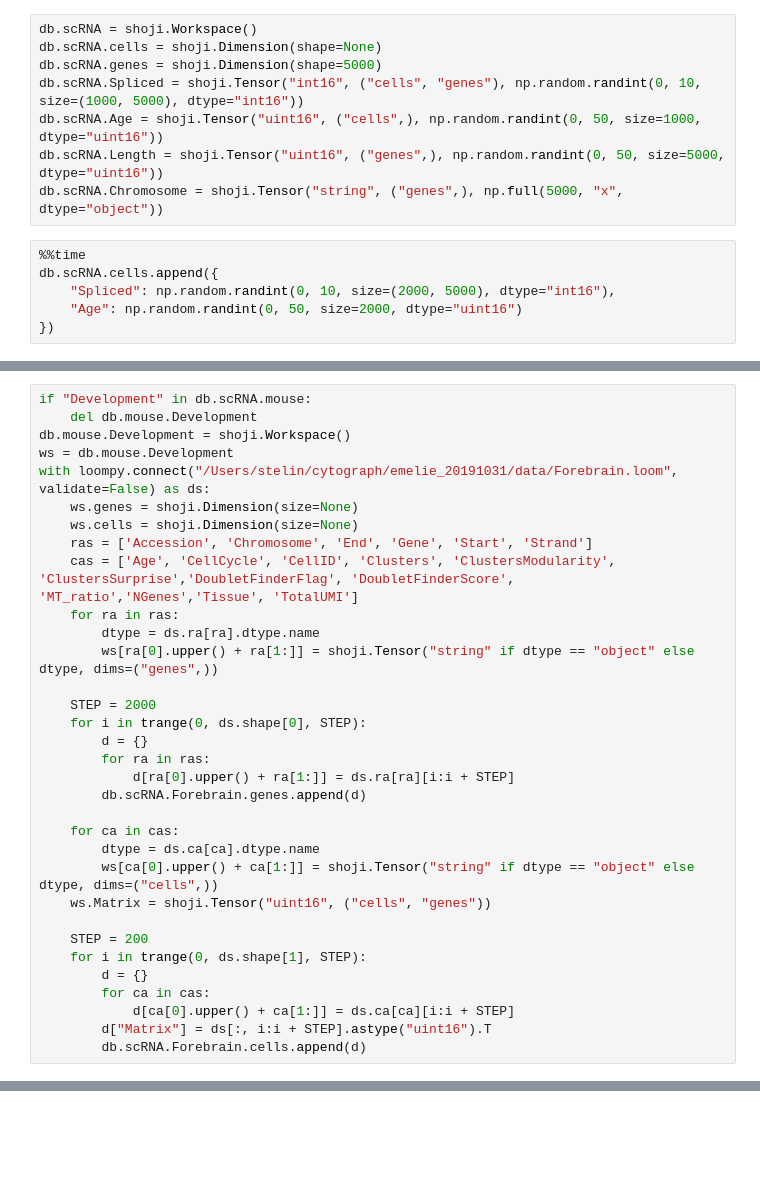
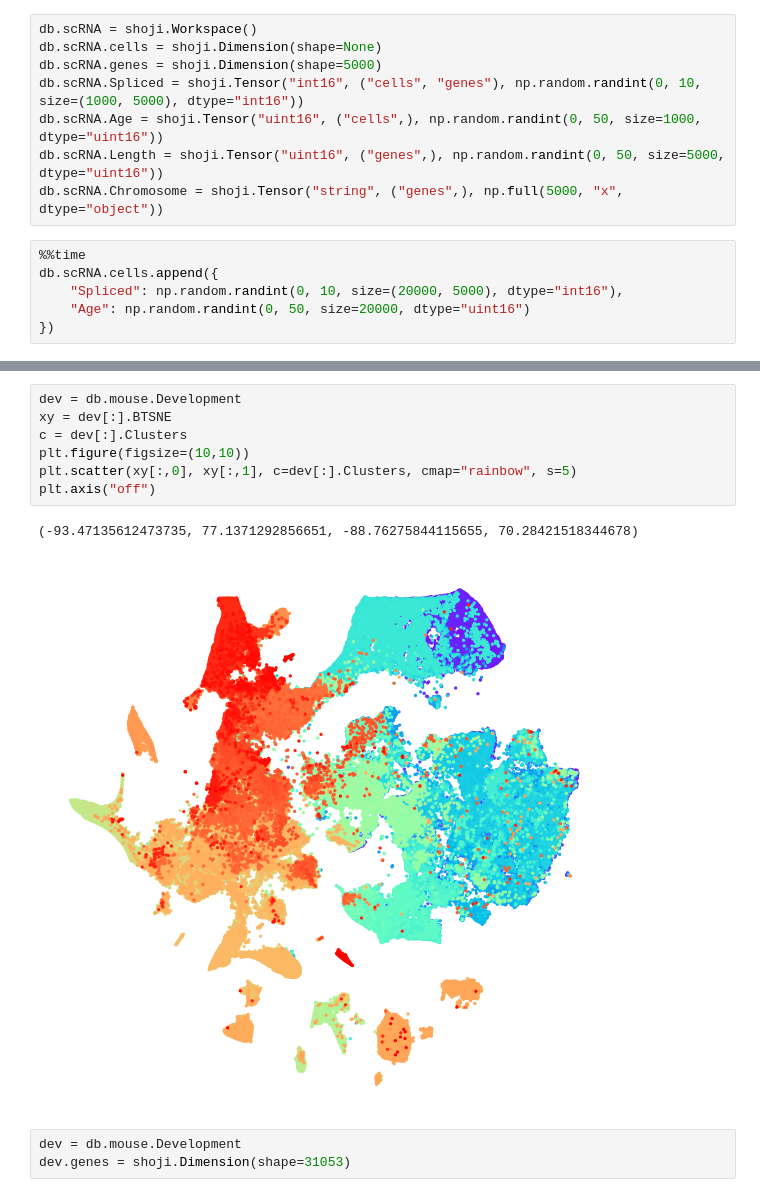
Before and after one commit to linnarsson-lab/shoji, a Jupyter notebook: notebooks/shoji.ipynb, the cells around one changed output, grey strips where cells are left out. Saved outputs shown, nothing was run; the diff lists cells and outputs as text; blank space fills up the shorter version.

```diff
--- a/notebooks/shoji.ipynb
+++ b/notebooks/shoji.ipynb
@@ -24,7 +86,7 @@ db.scRNA.Chromosome = shoji.Tensor("string", ("genes",), np.full(5000, "x", dtyp
 # %%
 %%time
 db.scRNA.cells.append({
-    "Spliced": np.random.randint(0, 10, size=(2000, 5000), dtype="int16"),
-    "Age": np.random.randint(0, 50, size=2000, dtype="uint16")
+    "Spliced": np.random.randint(0, 10, size=(20000, 5000), dtype="int16"),
+    "Age": np.random.randint(0, 50, size=20000, dtype="uint16")
 })
 # %% [output]
@@ -75,33 +107,0 @@ db.mouse = shoji.Workspace()
-# %%
-if "Development" in db.scRNA.mouse:
-    del db.mouse.Development
-db.mouse.Development = shoji.Workspace()
-ws = db.mouse.Development
-with loompy.connect("/Users/stelin/cytograph/emelie_20191031/data/Forebrain.loom", validate=False) as ds:
-    ws.genes = shoji.Dimension(size=None)
-    ws.cells = shoji.Dimension(size=None)
-    ras = ['Accession', 'Chromosome', 'End', 'Gene', 'Start', 'Strand']
-    cas = ['Age', 'CellCycle', 'CellID', 'Clusters', 'ClustersModularity', 'ClustersSurprise','DoubletFinderFlag', 'DoubletFinderScore',  'MT_ratio','NGenes','Tissue', 'TotalUMI']
-    for ra in ras:
-        dtype = ds.ra[ra].dtype.name
-        ws[ra[0].upper() + ra[1:]] = shoji.Tensor("string" if dtype == "object" else dtype, dims=("genes",))
-
-    STEP = 2000
-    for i in trange(0, ds.shape[0], STEP):
-        d = {}
-        for ra in ras:
-            d[ra[0].upper() + ra[1:]] = ds.ra[ra][i:i + STEP]
-        db.scRNA.Forebrain.genes.append(d)
-
-    for ca in cas:
-        dtype = ds.ca[ca].dtype.name
-        ws[ca[0].upper() + ca[1:]] = shoji.Tensor("string" if dtype == "object" else dtype, dims=("cells",))
-    ws.Matrix = shoji.Tensor("uint16", ("cells", "genes"))
-
-    STEP = 200
-    for i in trange(0, ds.shape[1], STEP):
-        d = {}
-        for ca in cas:
-            d[ca[0].upper() + ca[1:]] = ds.ca[ca][i:i + STEP]
-        d["Matrix"] = ds[:, i:i + STEP].astype("uint16").T
-        db.scRNA.Forebrain.cells.append(d)
@@ -138,0 +180,13 @@ db.scRNA.Forebrain[db.scRNA.Forebrain.NGenes > 7000].Matrix.shape
+# %%
+dev = db.mouse.Development
+xy = dev[:].BTSNE
+c = dev[:].Clusters
+plt.figure(figsize=(10,10))
+plt.scatter(xy[:,0], xy[:,1], c=dev[:].Clusters, cmap="rainbow", s=5)
+plt.axis("off")
+# %% [output]
+(-93.47135612473735, 77.1371292856651, -88.76275844115655, 70.28421518344678)
+[figure, added]
+# %%
+dev = db.mouse.Development
+dev.genes = shoji.Dimension(shape=31053)
```
Also changed, not shown: parts of 27 cells of this notebook, 18 other files.
